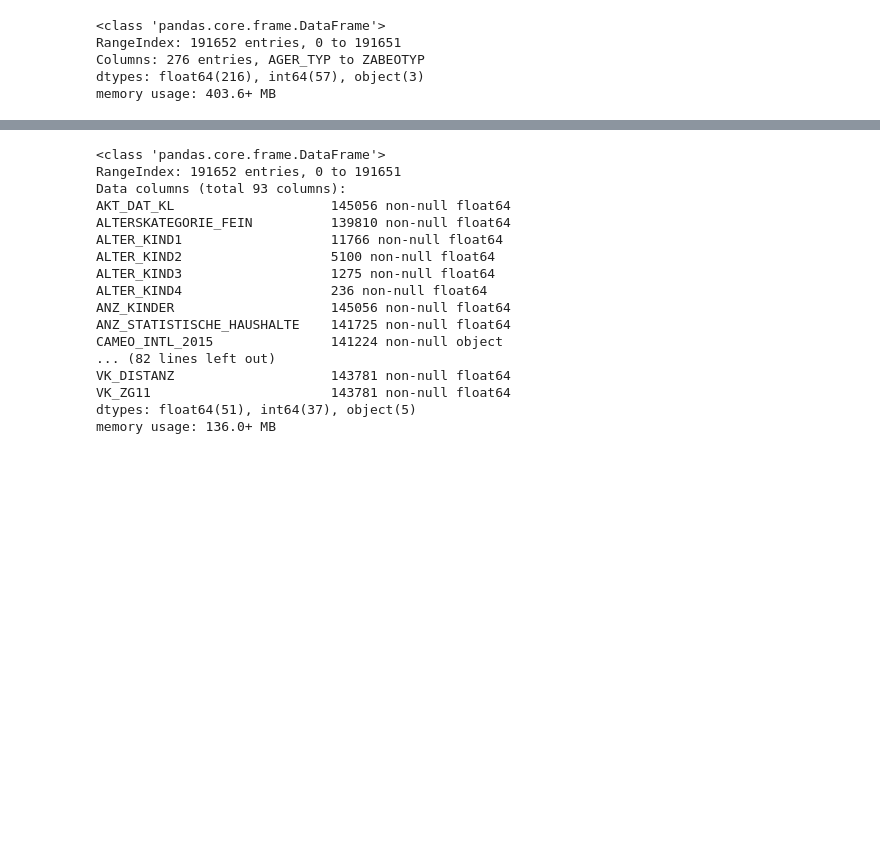
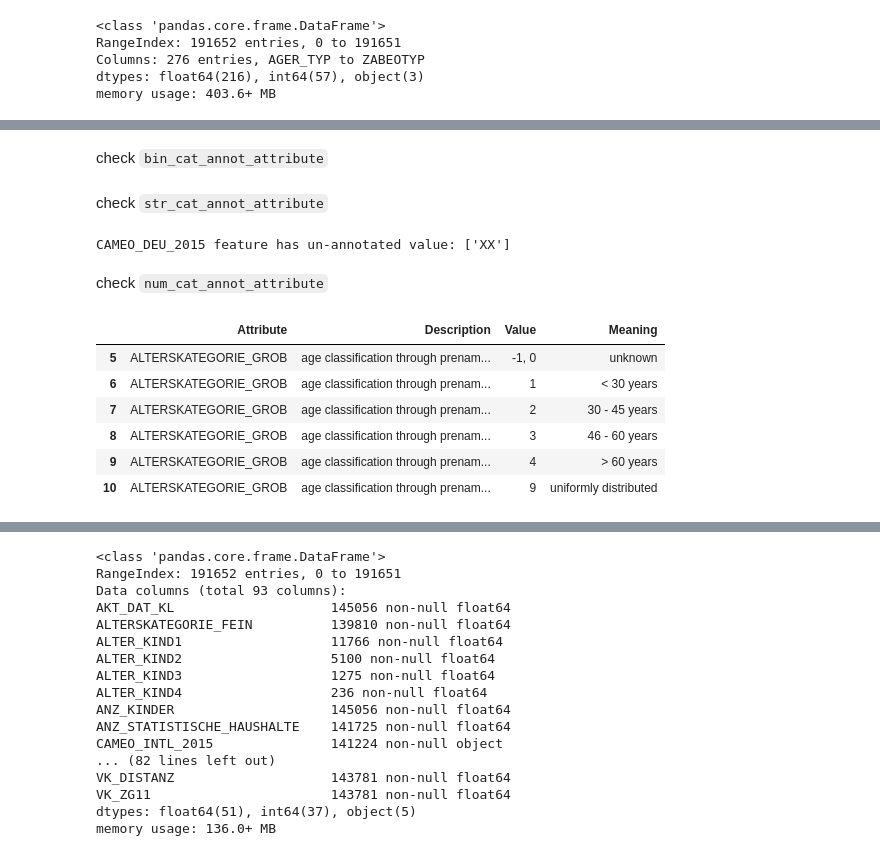
Before and after one commit to dragon7-fc/DSND-Capstone, a Jupyter notebook: Arvato Project Workbook.ipynb, the cells around one changed output, grey strips where cells are left out. Cells and saved outputs as stored; diff of their text form; code cells hidden in the pictures; blank space fills up the shorter version.

```diff
--- a/Arvato Project Workbook.ipynb
+++ b/Arvato Project Workbook.ipynb
@@ -542,0 +536,2 @@ OST_WEST_KZ
+# %% [markdown]
+check `bin_cat_annot_attribute`
@@ -542,0 +545,23 @@ OST_WEST_KZ
+# %% [markdown]
+check `str_cat_annot_attribute`
+# %%
+for col in str_cat_annot_attribute:
+    v1 = customers_df[col].unique()[~pd.isnull(customers_df[col].unique())]
+    v2 = values_df[values_df.Attribute == col]['Value'].values.astype(str)
+    v = np.setdiff1d(v1, v2)
+    if v.size > 0:
+        print('{} feature has un-annotated value: {}'.format(col, v))
+# %% [output]
+CAMEO_DEU_2015 feature has un-annotated value: ['XX']
+# %% [markdown]
+check `num_cat_annot_attribute`
+# %%
+values_df[values_df.Attribute == 'ALTERSKATEGORIE_GROB']
+# %% [output]
+|  | Attribute | Description | Value | Meaning |
+| 5 | ALTERSKATEGORIE_GROB | age classification through prenam... | -1, 0 | unknown |
+| 6 | ALTERSKATEGORIE_GROB | age classification through prenam... | 1 | < 30 years |
+| 7 | ALTERSKATEGORIE_GROB | age classification through prenam... | 2 | 30 - 45 years |
+| 8 | ALTERSKATEGORIE_GROB | age classification through prenam... | 3 | 46 - 60 years |
+| 9 | ALTERSKATEGORIE_GROB | age classification through prenam... | 4 | > 60 years |
+| 10 | ALTERSKATEGORIE_GROB | age classification through prenam... | 9 | uniformly distributed |
```
Also changed, not shown: parts of 13 cells of this notebook.
